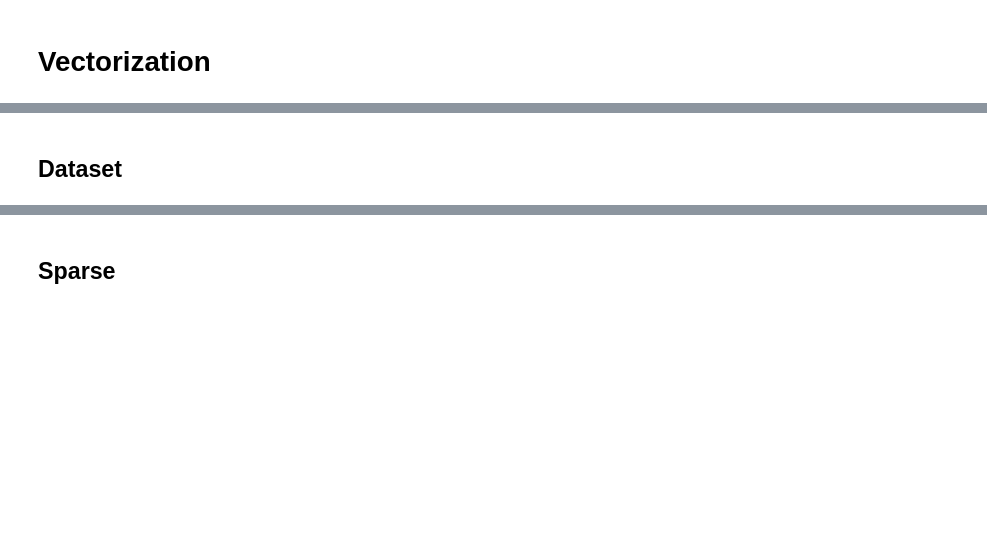
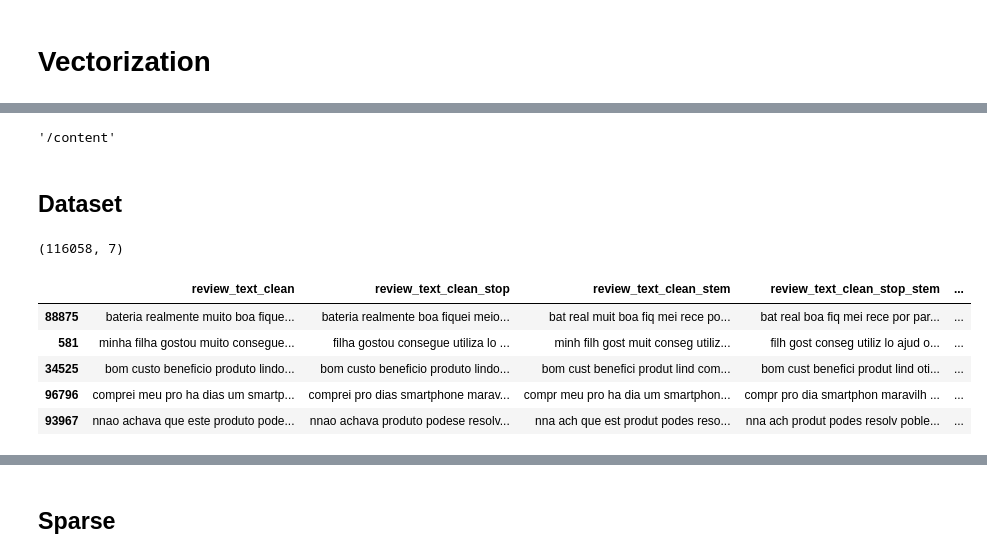
Before and after one commit to rdemarqui/sentiment_analysis, a Jupyter notebook: 02 Vectorization.ipynb, the cells around one changed output, grey strips where cells are left out. Drawn from its saved outputs; the diff is of its cells as text; code cells hidden in the pictures; blank space fills up the shorter version.

```diff
--- a/02 Vectorization.ipynb
+++ b/02 Vectorization.ipynb
@@ -40,2 +14,7 @@ similarity
+# %%
+path = os.getcwd()
+path
+# %% [output]
+'/content'
 # %% [markdown]
 ## Dataset
@@ -47,0 +34,9 @@ corpus.shape
+# %%
+columns = ['review_text_clean', 'review_text_clean_stop', 'review_text_clean_stem',
+           'review_text_clean_stop_stem', 'review_text_clean_lemma', 'review_text_clean_stop_lemma',
+           'overall_rating']
+corpus = df[columns].copy()
+corpus['overall_rating'] = corpus['overall_rating'].apply(lambda x: 1 if x >= 4 else 0)
+print(corpus.shape)
+# %% [output]
+(116058, 7)
@@ -47,0 +48,9 @@ corpus.shape
+# %%
+X_train.head()
+# %% [output]
+|  | review_text_clean | review_text_clean_stop | review_text_clean_stem | review_text_clean_stop_stem | ... |
+| 88875 | bateria realmente muito boa fique... | bateria realmente boa fiquei meio... | bat real muit boa fiq mei rece po... | bat real boa fiq mei rece por par... | ... |
+| 581 | minha filha gostou muito consegue... | filha gostou consegue utiliza lo ... | minh filh gost muit conseg utiliz... | filh gost conseg utiliz lo ajud o... | ... |
+| 34525 | bom custo beneficio produto lindo... | bom custo beneficio produto lindo... | bom cust benefici produt lind com... | bom cust benefici produt lind oti... | ... |
+| 96796 | comprei meu pro ha dias um smartp... | comprei pro dias smartphone marav... | compr meu pro ha dia um smartphon... | compr pro dia smartphon maravilh ... | ... |
+| 93967 | nnao achava que este produto pode... | nnao achava produto podese resolv... | nna ach que est produt podes reso... | nna ach produt podes resolv poble... | ... |
```
Also changed, not shown: parts of 19 cells of this notebook.
